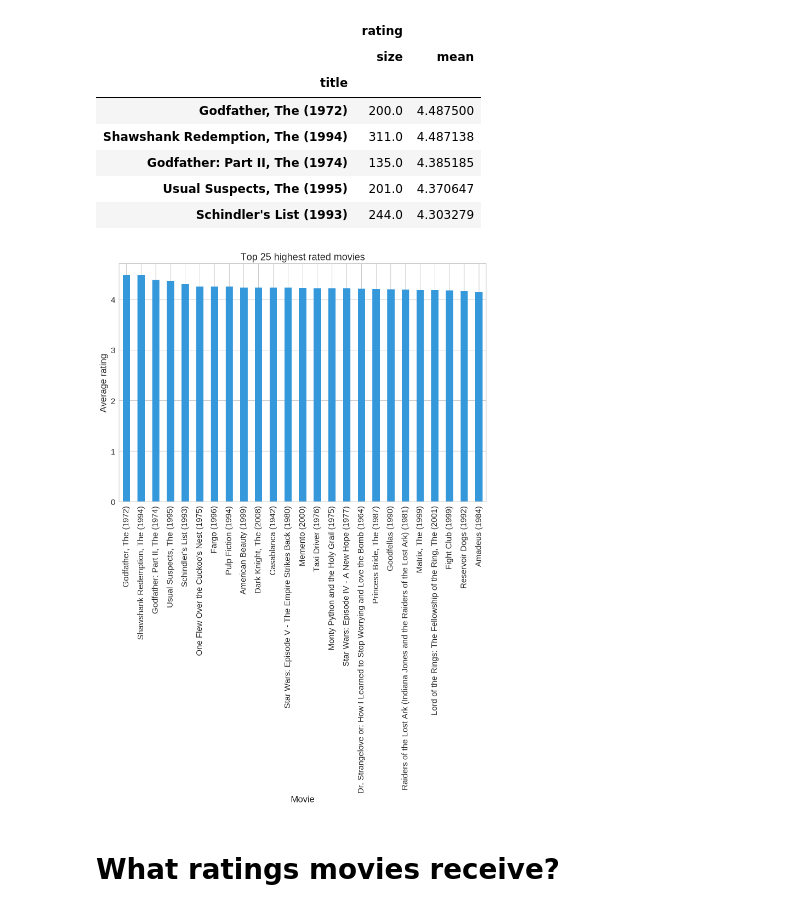
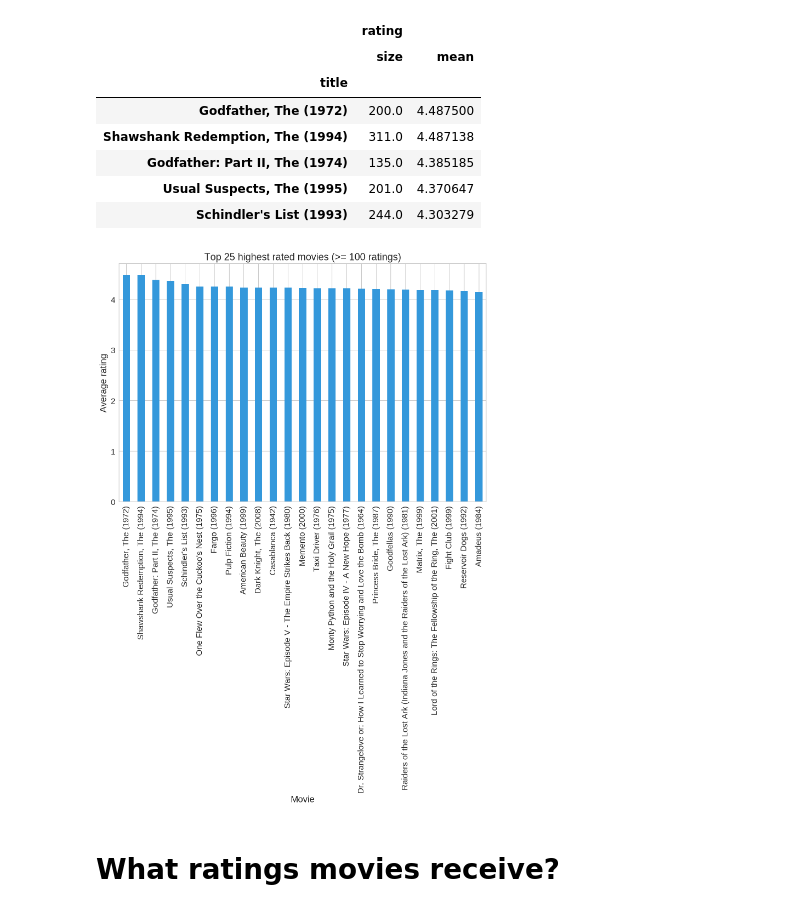
Before and after one commit to Data-Science-FMI/introduction-to-ml-2018, a Jupyter notebook: lab7/1.recommender_systems.ipynb, the cells around one changed output. Cells and saved outputs as stored; diff of their text form; code cells hidden in the pictures.

```diff
--- a/lab7/1.recommender_systems.ipynb
+++ b/lab7/1.recommender_systems.ipynb
@@ -289,10 +389,10 @@ most_rated.head()
 | Schindler's List (1993) | 244.0 | 4.303279 |
 # %%
 most_rated['rating']['mean'].sort_values(ascending=False)[:25] \
-  .plot(kind="bar", color=flatui[1], title="Top 25 highest rated movies") \
+  .plot(kind="bar", color=flatui[1], title="Top 25 highest rated movies (>= 100 ratings)") \
   .set(xlabel="Movie", ylabel="Average rating");
 # %% [output]
-[figure, old version]
+[figure, new version]
 # %% [markdown]
 # What ratings movies receive?
 # %%
```
Also changed, not shown: parts of 19 cells of this notebook, 1 other file.
